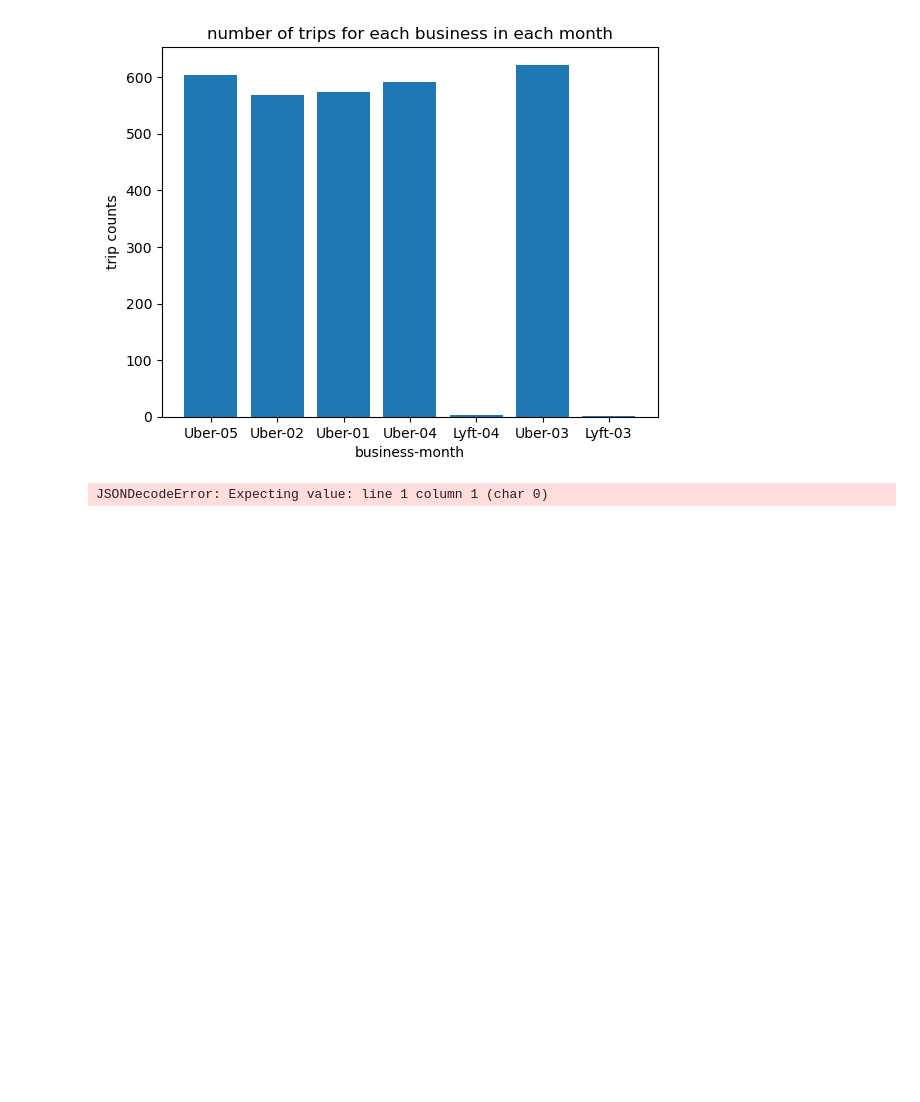
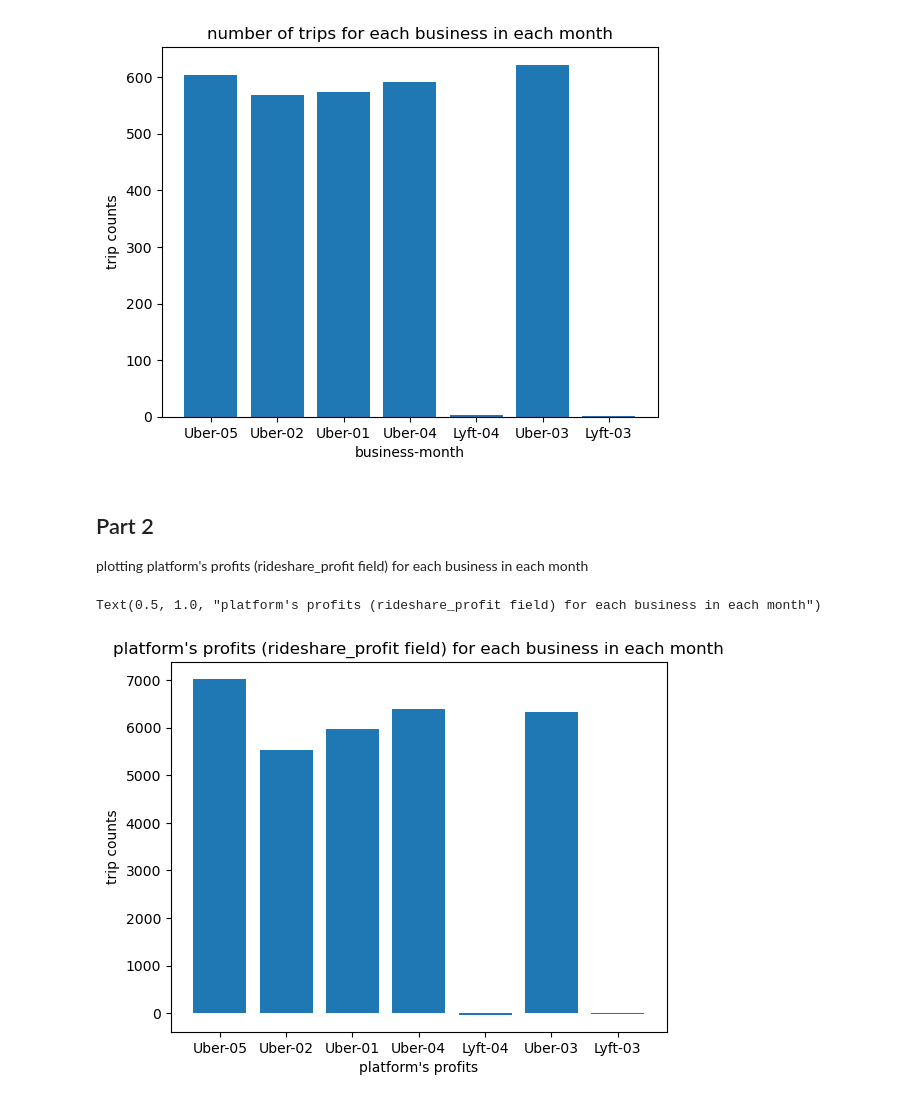
Before and after one commit to dibahk/Big-Data-Processing-Coursework, a Jupyter notebook: plotting.ipynb, the cells around one changed output. Saved outputs shown, nothing was run; the diff lists cells and outputs as text; code cells hidden in the pictures; blank space fills up the shorter version.

```diff
--- a/plotting.ipynb
+++ b/plotting.ipynb
@@ -3,7 +9,7 @@ import matplotlib.pyplot as plt
 import ast
 
 # Read the data from the text file
-with open("output/taskTwo.txt") as f:
+with open("output/taskTwo_1.txt") as f:
     data_string = f.read()
 
 # Convert the string into a Python list using ast.literal_eval
@@ -24,9 +30,33 @@ plt.title('number of trips for each business in each month')
 # %% [output]
 Text(0.5, 1.0, 'number of trips for each business in each month')
 [figure]
-# %%
-import json
-python_list = json.loads("output/taskTwo")
-python_list
-# %% [output]
-JSONDecodeError: Expecting value: line 1 column 1 (char 0)
+# %% [markdown]
+## Part 2
+
+plotting platform's profits (rideshare_profit field) for each business in each month
+# %%
+import matplotlib.pyplot as plt
+import ast
+
+# Read the data from the text file
+with open("output/taskTwo_2.txt") as f:
+    data_string = f.read()
+
+# Convert the string into a Python list using ast.literal_eval
+data = ast.literal_eval(data_string)
+
+plt.figure()
+nums = []
+names = []
+# for accessing the required data for plotting
+for item in data:
+  nums.append(item[1])
+  names.append('{}-{}'.format(item[0][0], item[0][1]))
+# plotting
+plt.bar(names, nums, width=0.8)
+plt.ylabel('trip counts')
+plt.xlabel("platform's profits")
+plt.title("platform's profits (rideshare_profit field) for each business in each month")
+# %% [output]
+Text(0.5, 1.0, "platform's profits (rideshare_profit field) for each business in each month")
+[figure, added]
```
Also changed, not shown: parts of 3 cells of this notebook.
